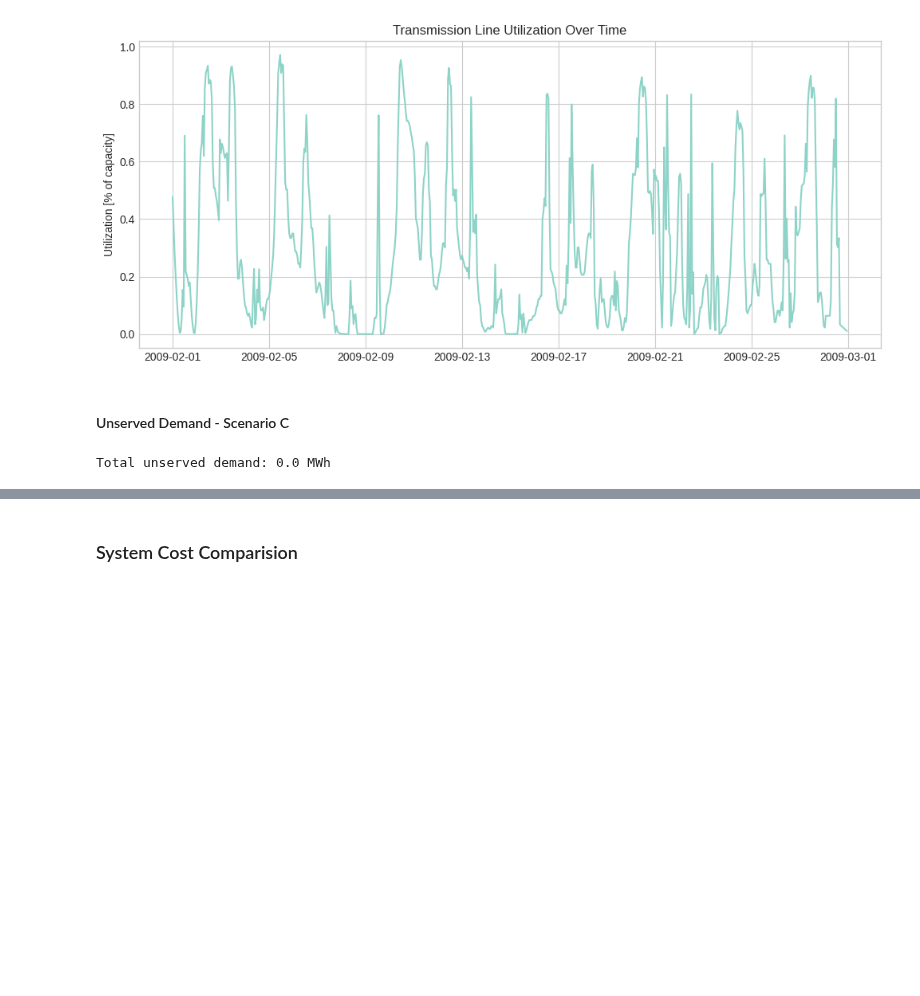
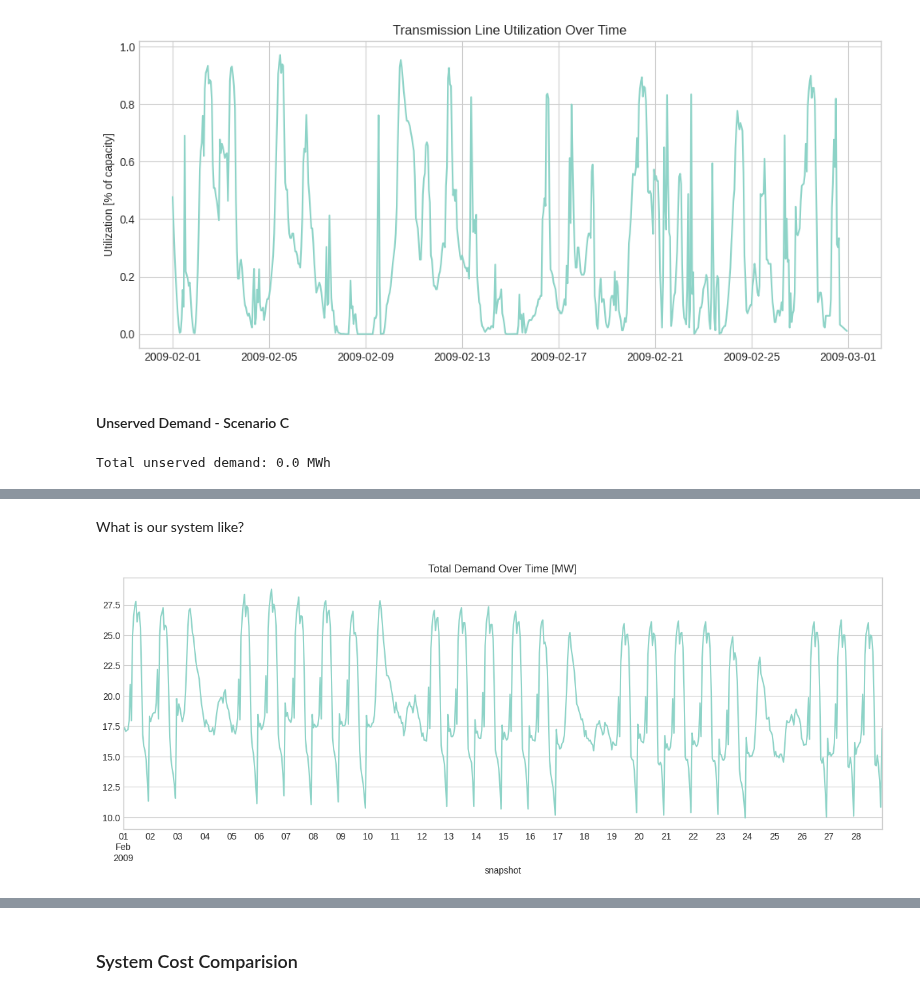
Before and after one commit to karivero/esi_final_repo, a Jupyter notebook: final_esi/ESI_Assignment/combined_submission.ipynb, the cells around one changed output, grey strips where cells are left out. Saved outputs shown, nothing was run; the diff lists cells and outputs as text; code cells hidden in the pictures; blank space fills up the shorter version.

```diff
--- a/final_esi/ESI_Assignment/combined_submission.ipynb
+++ b/final_esi/ESI_Assignment/combined_submission.ipynb
@@ -849,0 +855,6 @@ Total unserved demand: 0.0 MWh
+# %% [markdown]
+What is our system like?
+# %%
+ax = n.loads_t.p_set.sum(axis=1).plot(figsize=(15,5), title="Total Demand Over Time [MW]")
+# %% [output]
+[figure, added]
```
Also changed, not shown: parts of 20 cells of this notebook, 4 other files.
